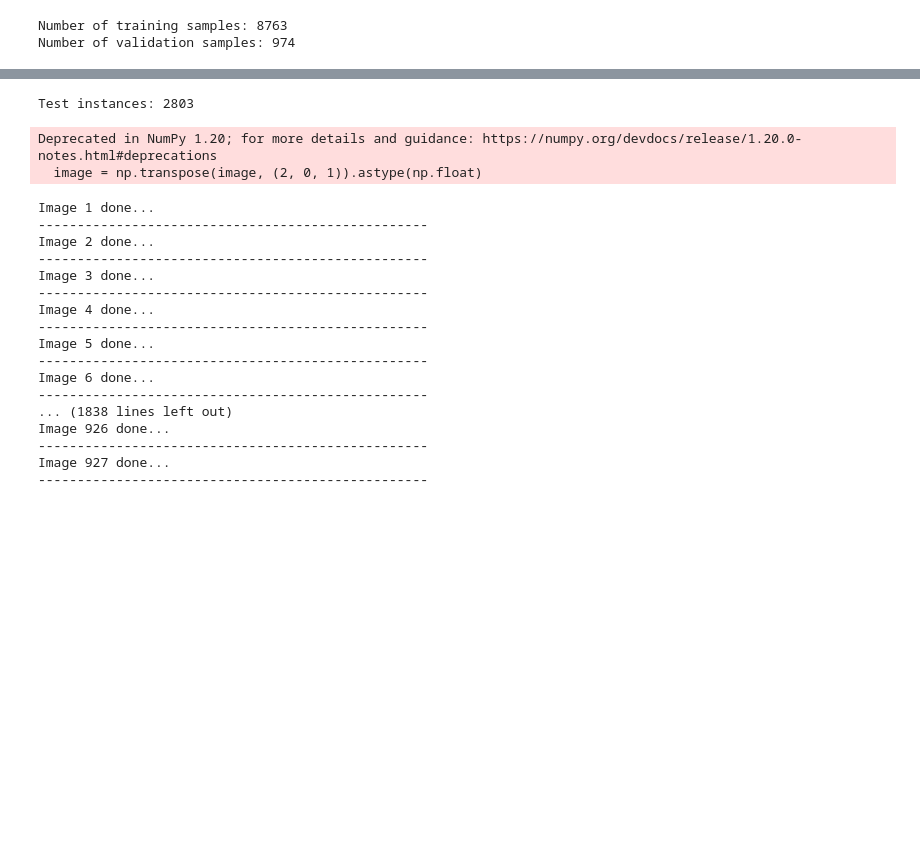
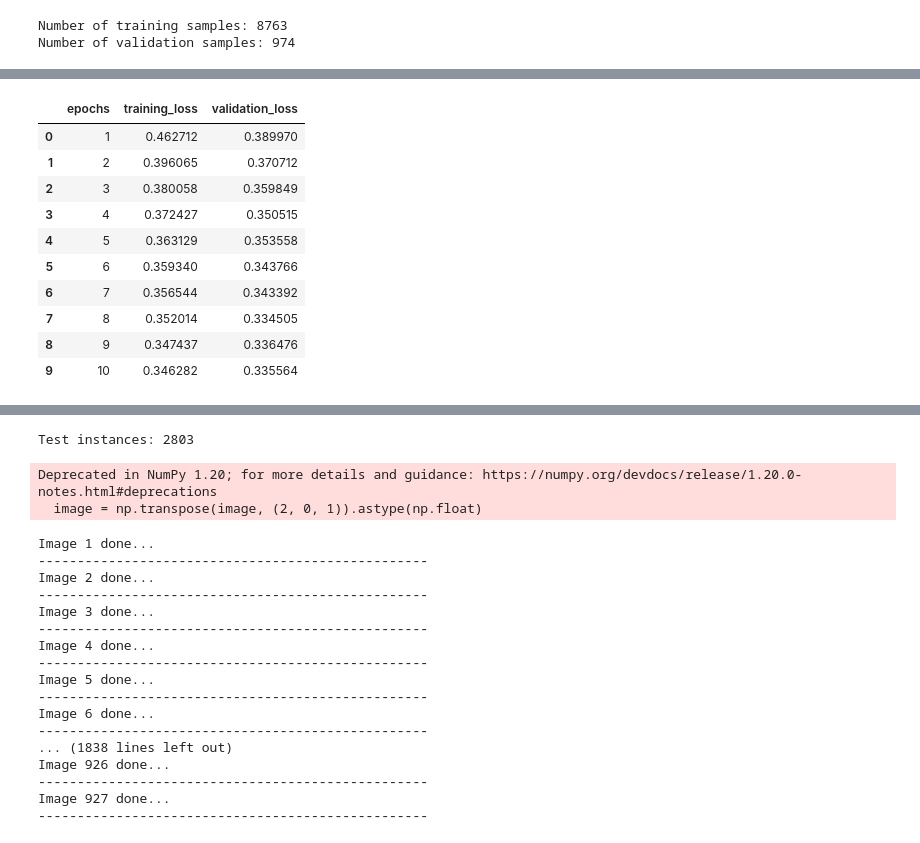
Before and after one commit to pastorsj/590FinalProject, a Jupyter notebook: models/rcnn.ipynb, the cells around one changed output, grey strips where cells are left out. Drawn from its saved outputs; the diff is of its cells as text; code cells hidden in the pictures; blank space fills up the shorter version.

```diff
--- a/models/rcnn.ipynb
+++ b/models/rcnn.ipynb
@@ -1,7 +1,7 @@
 # %%
 import torch
 
-BATCH_SIZE = 6 # increase / decrease according to GPU memeory
+BATCH_SIZE = 4 # increase / decrease according to GPU memeory
 RESIZE_TO = 512 # resize the image for training and transforms
 NUM_EPOCHS = 10 # number of epochs to train for
 
@@ -351,6 +351,9 @@ val_loss_hist = Averager()
 # ... iterations till ena and plot graphs for all iterations
 train_loss_list = []
 val_loss_list = []
+
+all_training_losses = []
+all_validation_losses = []
 
 # name to save the trained model with
 MODEL_NAME = 'rcnn'
@@ -407,6 +410,9 @@ for epoch in range(NUM_EPOCHS):
 
         torch.save(model.state_dict(), f"{OUT_DIR}/model{epoch+1}.pth")
 
+    all_training_losses.append(train_loss_hist.value)
+    all_validation_losses.append(val_loss_hist.value)
+
     plt.close('all')
 # %% [output]
 EPOCH 1 of 10
@@ -509,3 +524,23 @@ Invalid SOS parameters for sequential JPEG
+# %%
+train_val_df = pd.DataFrame({
+    'epochs': np.arange(1, 11, 1, dtype=int),
+    'training_loss': all_training_losses,
+    'validation_loss': all_validation_losses,
+})
+train_val_df.to_csv('../results/rcnn/train_val_results.csv', index=False)
+train_val_df
+# %% [output]
+|  | epochs | training_loss | validation_loss |
+| 0 | 1 | 0.462712 | 0.389970 |
+| 1 | 2 | 0.396065 | 0.370712 |
+| 2 | 3 | 0.380058 | 0.359849 |
+| 3 | 4 | 0.372427 | 0.350515 |
+| 4 | 5 | 0.363129 | 0.353558 |
+| 5 | 6 | 0.359340 | 0.343766 |
+| 6 | 7 | 0.356544 | 0.343392 |
+| 7 | 8 | 0.352014 | 0.334505 |
+| 8 | 9 | 0.347437 | 0.336476 |
+| 9 | 10 | 0.346282 | 0.335564 |
 # %%
 import numpy as np
 import cv2
```
Also changed, not shown: parts of 6 cells of this notebook, 18 other files.
